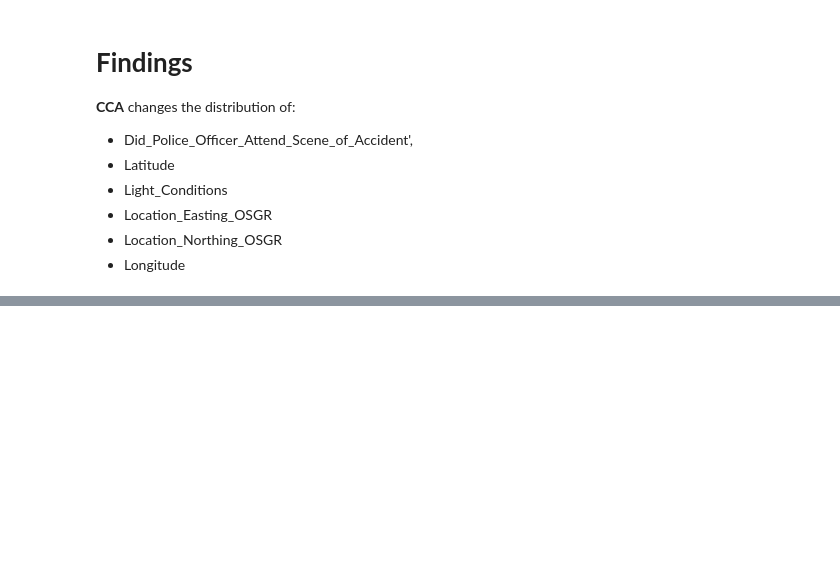
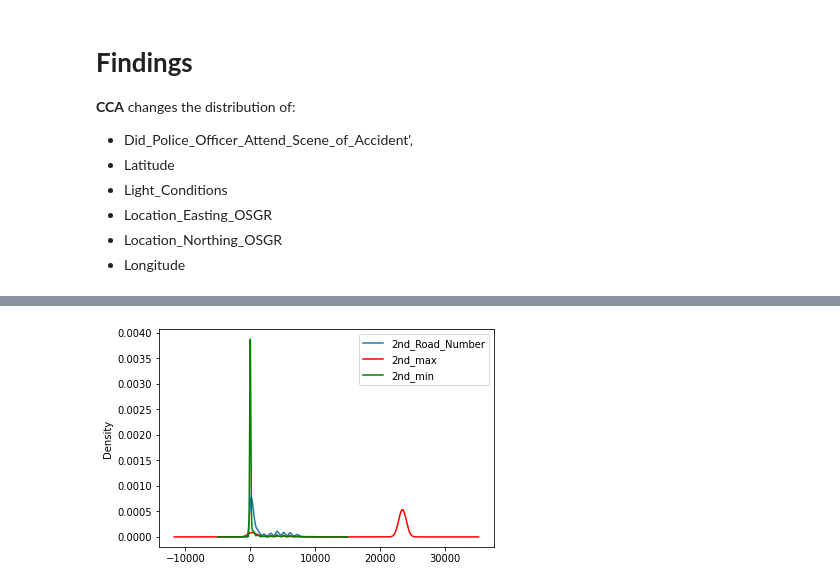
Before and after one commit to TROISTROIS/PREDICTING-RTC-SEVERITY-IN-UK-ROADS, a Jupyter notebook: predicting-rtc-severity-in-uk-roads-using-machine.ipynb, the cells around one changed output, grey strips where cells are left out. Cells and saved outputs as stored; diff of their text form; code cells hidden in the pictures; blank space fills up the shorter version.

```diff
--- a/predicting-rtc-severity-in-uk-roads-using-machine.ipynb
+++ b/predicting-rtc-severity-in-uk-roads-using-machine.ipynb
@@ -282,0 +649,2 @@ transformer.named_transformers_['imputer1'].statistics_
+# %%
+XTrain,XTest,YTrain,YTest = train_test_split(X,y,test_size=0.2,random_state=22)
@@ -282,0 +680,30 @@ transformer.named_transformers_['imputer1'].statistics_
+# %%
+# filling in with arbitrary values
+# pick any random number greater than max value, and less than min value
+# which one works better
+XTrain['1st_max']=XTrain['1st_Road_Number'].fillna(50000)
+XTrain['1st_min']=XTrain['1st_Road_Number'].fillna(-100)
+
+XTrain['2nd_max']=XTrain['2nd_Road_Number'].fillna(23468)
+XTrain['2nd_min']=XTrain['2nd_Road_Number'].fillna(-1)
+
+XTrain['Did_Police_Attend_max']=XTrain['Did_Police_Officer_Attend_Scene_of_Accident'].fillna(4)
+XTrain['Did_Police_Attend_min']=XTrain['Did_Police_Officer_Attend_Scene_of_Accident'].fillna(0)
+
+XTrain['Latitude_max'] = XTrain['Latitude'].fillna(700)
+XTrain['Latitude_min'] = XTrain['Latitude'].fillna(12)
+
+XTrain['Easting_max'] = XTrain['Location_Easting_OSGR'].fillna(1000000)
+XTrain['Easting_min'] = XTrain['Location_Easting_OSGR'].fillna(10000)
+
+XTrain['Northing_max'] = XTrain['Location_Northing_OSGR'].fillna(2.6)
+XTrain['Northing_min'] = XTrain['Location_Northing_OSGR'].fillna(0.2)
+
+XTrain['Longitude_max'] = XTrain['Longitude'].fillna(20)
+XTrain['Longitude_min'] = XTrain['Longitude'].fillna(-50)
+
+XTrain['Human_max'] = XTrain['Pedestrian_Crossing-Human_Control'].fillna(10)
+XTrain['Human_min'] = XTrain['Pedestrian_Crossing-Human_Control'].fillna(-1)
+
+XTrain['Physical_max'] = XTrain['Pedestrian_Crossing-Physical_Facilities'].fillna(10)
+XTrain['Physical_min'] = XTrain['Pedestrian_Crossing-Physical_Facilities'].fillna(-1)
@@ -282,0 +773,14 @@ transformer.named_transformers_['imputer1'].statistics_
+# %%
+# plot the distribution
+# to check if the distribution changed
+fig = plt.figure()
+ax = fig.add_subplot(111)
+XTrain["2nd_Road_Number"].plot(kind='kde',ax=ax)
+XTrain['2nd_max'].plot(kind='kde',ax=ax,color = 'red')
+XTrain['2nd_min'].plot(kind='kde',ax=ax,color='green')
+
+lines,labels = ax.get_legend_handles_labels()
+ax.legend(lines,labels,loc='best')
+plt.show()
+# %% [output]
+[figure, added]
```
Also changed, not shown: parts of 106 cells of this notebook.
